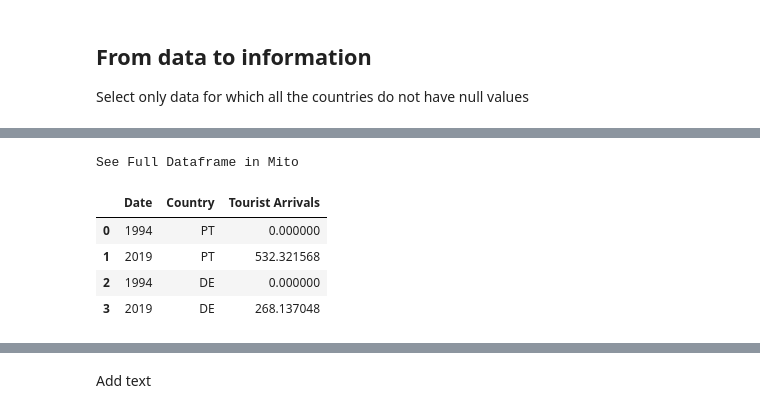
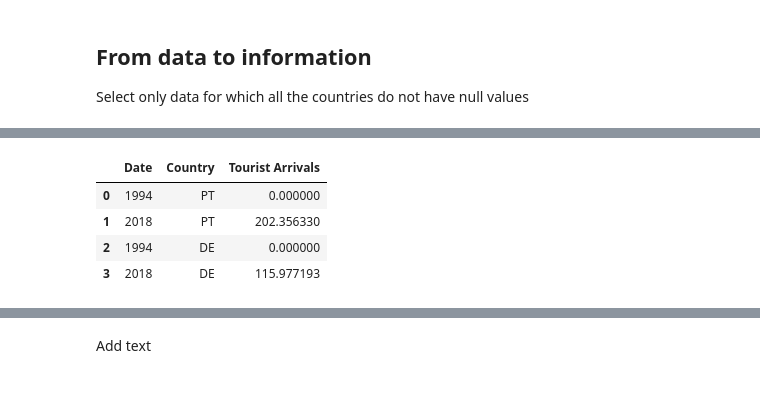
Before and after one commit to alod83/Data-Storytelling-with-Altair-and-AI, a Jupyter notebook: 02/Altair Example.ipynb, the cells around one changed output, grey strips where cells are left out. Cells and saved outputs as stored; diff of their text form; code cells hidden in the pictures.

```diff
--- a/02/Altair Example.ipynb
+++ b/02/Altair Example.ipynb
@@ -59,8 +60,7 @@ Calculate the average value by year
 # %%
-# group by year and calculate average value
 df['Year'] = df['Date'].dt.year
-df_mean = df.groupby(by='Year').mean()
-df_mean = df_mean.iloc[[0, -1]]
-df_mean.reset_index(inplace=True)
-df_mean
+df2 = df.groupby(by='Year').mean()
+df2 = df2.iloc[[0, -2]]
+df2.reset_index(inplace=True)
+df2
 # %% [output]
@@ -87 +82,4 @@ Select two countries, leave the others for context
+# %%
+df2 = df2[['Year','PT', 'DE']]
+df_melt = pd.melt(df2, id_vars='Year')
 # %%
@@ -95,6 +98,8 @@ alt.Chart(df4).mark_line(point=alt.OverlayMarkDef()).encode(
 # %%
-pi_pt = (df3[mask_last]['PT'].values[0] - df3[mask_first]['PT'].values[0])/df3[mask_first]['PT'].values[0]*100
-pi_de = (df3[mask_last]['DE'].values[0] - df3[mask_first]['DE'].values[0])/df3[mask_first]['DE'].values[0]*100
+mask_first = df2['Year'] == 1994
+mask_last = df2['Year'] == 2018
+pi_pt = (df2[mask_last]['PT'].values[0] - df2[mask_first]['PT'].values[0])/df2[mask_first]['PT'].values[0]*100
+pi_de = (df2[mask_last]['DE'].values[0] - df2[mask_first]['DE'].values[0])/df2[mask_first]['DE'].values[0]*100
 # %%
 pi_pt,pi_de
 # %% [output]
@@ -102,16 +107,15 @@ pi_pt,pi_de
 # %%
-df5 = pd.DataFrame({
-    'Date'    : [1994,2019,1994,2019],
+df_pi = pd.DataFrame({
+    'Date'    : [1994,2018,1994,2018],
     'Country' : ['PT', 'PT', 'DE', 'DE'],
     'Tourist Arrivals' : [0, pi_pt, 0, pi_de]
 })
 # %%
-df5
+df_pi
 # %% [output]
-See Full Dataframe in Mito
 |  | Date | Country | Tourist Arrivals |
 | 0 | 1994 | PT | 0.000000 |
-| 1 | 2019 | PT | 532.321568 |
+| 1 | 2018 | PT | 202.356330 |
 | 2 | 1994 | DE | 0.000000 |
-| 3 | 2019 | DE | 268.137048 |
+| 3 | 2018 | DE | 115.977193 |
 # %%
```
Also changed, not shown: parts of 23 cells of this notebook.
